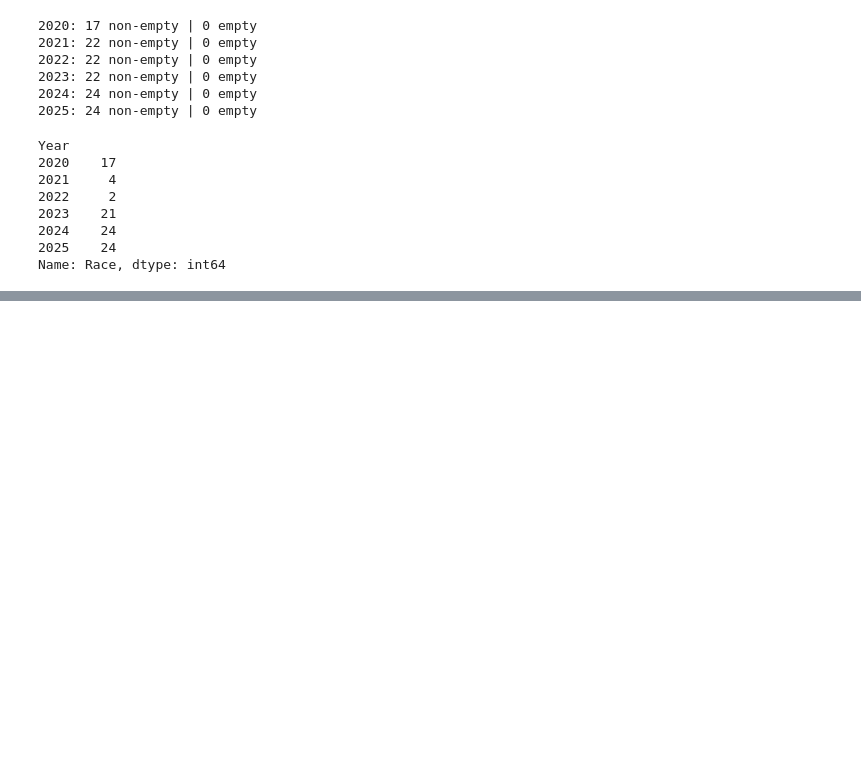
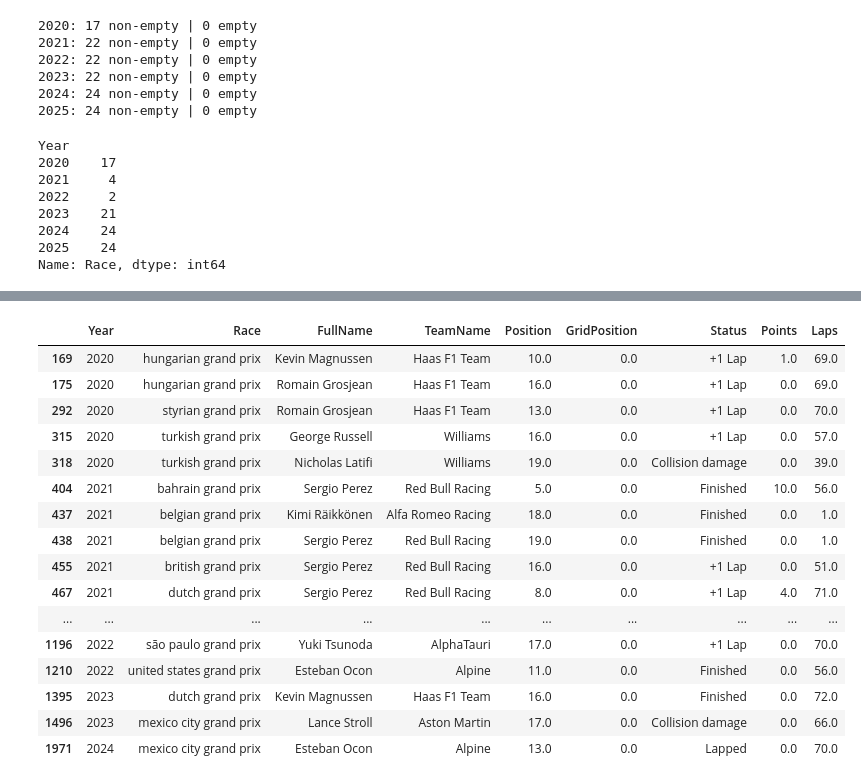
Before and after one commit to Christu-19/APEX--F1-Race-Strategy-Intelligence, a Jupyter notebook: notebooks/02_data_profiling.ipynb, the cells around one changed output, grey strips where cells are left out. Saved outputs shown, nothing was run; the diff lists cells and outputs as text; code cells hidden in the pictures; blank space fills up the shorter version.

Commit message:
Complete race data cleaning and profiling

```diff
--- a/notebooks/02_data_profiling.ipynb
+++ b/notebooks/02_data_profiling.ipynb
@@ -342,3 +342,16 @@ Year
 2024    24
 2025    24
 Name: Race, dtype: int64
+# %%
+import pandas as pd
+
+race_results = pd.read_csv(
+    "../data/processed/master_race_results.csv"
+)
+
+qualifying = pd.read_csv(
+    "../data/processed/master_qualifying_results.csv"
+)
+
+print("Race results:", race_results.shape)
+print("Qualifying:", qualifying.shape)
@@ -344,0 +461,34 @@ Name: Race, dtype: int64
+# %%
+race_results[
+    race_results["GridPosition"] == 0
+][
+    [
+        "Year",
+        "Race",
+        "FullName",
+        "TeamName",
+        "Position",
+        "GridPosition",
+        "Status",
+        "Points",
+        "Laps"
+    ]
+].sort_values(["Year", "Race"])
+# %% [output]
+|  | Year | Race | FullName | TeamName | Position | GridPosition | Status | Points | Laps |
+| 169 | 2020 | hungarian grand prix | Kevin Magnussen | Haas F1 Team | 10.0 | 0.0 | +1 Lap | 1.0 | 69.0 |
+| 175 | 2020 | hungarian grand prix | Romain Grosjean | Haas F1 Team | 16.0 | 0.0 | +1 Lap | 0.0 | 69.0 |
+| 292 | 2020 | styrian grand prix | Romain Grosjean | Haas F1 Team | 13.0 | 0.0 | +1 Lap | 0.0 | 70.0 |
+| 315 | 2020 | turkish grand prix | George Russell | Williams | 16.0 | 0.0 | +1 Lap | 0.0 | 57.0 |
+| 318 | 2020 | turkish grand prix | Nicholas Latifi | Williams | 19.0 | 0.0 | Collision damage | 0.0 | 39.0 |
+| 404 | 2021 | bahrain grand prix | Sergio Perez | Red Bull Racing | 5.0 | 0.0 | Finished | 10.0 | 56.0 |
+| 437 | 2021 | belgian grand prix | Kimi Räikkönen | Alfa Romeo Racing | 18.0 | 0.0 | Finished | 0.0 | 1.0 |
+| 438 | 2021 | belgian grand prix | Sergio Perez | Red Bull Racing | 19.0 | 0.0 | Finished | 0.0 | 1.0 |
+| 455 | 2021 | british grand prix | Sergio Perez | Red Bull Racing | 16.0 | 0.0 | +1 Lap | 0.0 | 51.0 |
+| 467 | 2021 | dutch grand prix | Sergio Perez | Red Bull Racing | 8.0 | 0.0 | +1 Lap | 4.0 | 71.0 |
+| ... | ... | ... | ... | ... | ... | ... | ... | ... | ... |
+| 1196 | 2022 | são paulo grand prix | Yuki Tsunoda | AlphaTauri | 17.0 | 0.0 | +1 Lap | 0.0 | 70.0 |
+| 1210 | 2022 | united states grand prix | Esteban Ocon | Alpine | 11.0 | 0.0 | Finished | 0.0 | 56.0 |
+| 1395 | 2023 | dutch grand prix | Kevin Magnussen | Haas F1 Team | 16.0 | 0.0 | Finished | 0.0 | 72.0 |
+| 1496 | 2023 | mexico city grand prix | Lance Stroll | Aston Martin | 17.0 | 0.0 | Collision damage | 0.0 | 66.0 |
+| 1971 | 2024 | mexico city grand prix | Esteban Ocon | Alpine | 13.0 | 0.0 | Lapped | 0.0 | 70.0 |
```
Also changed, not shown: parts of 10 cells of this notebook, 1 other file.
